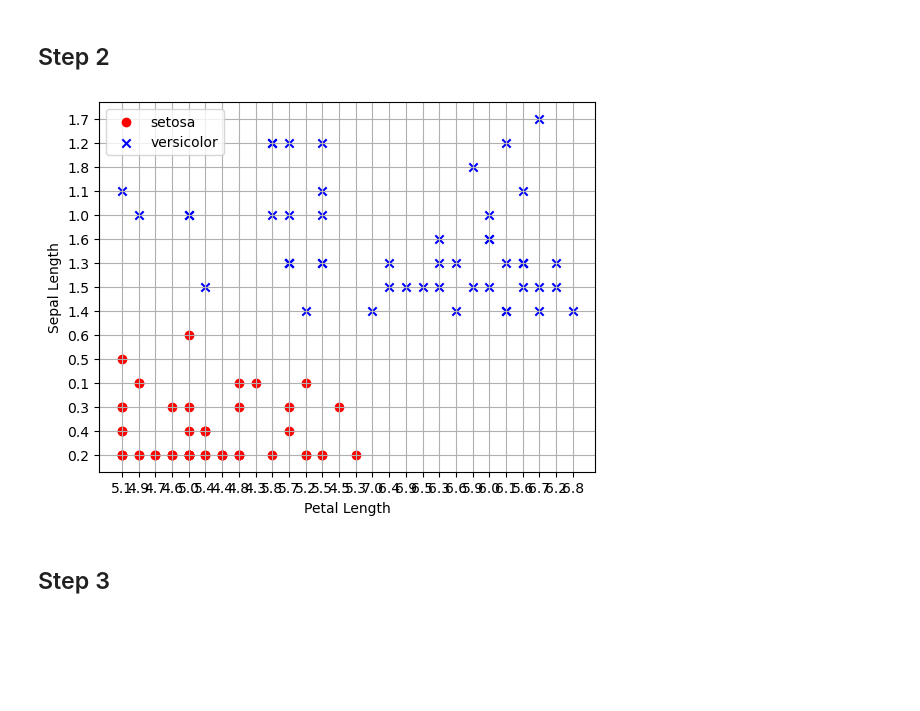
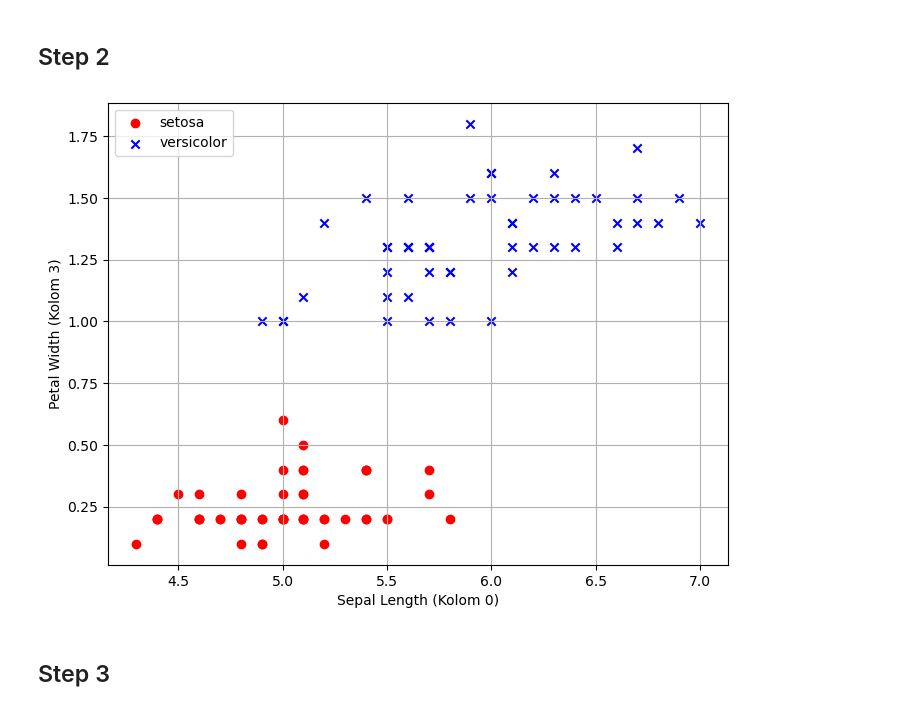
Before and after one commit to Aqillaaprly/ML_2025, a Jupyter notebook: week13/Lab1.ipynb, the cells around one changed output. Saved outputs shown, nothing was run; the diff lists cells and outputs as text; code cells hidden in the pictures; blank space fills up the shorter version.

```diff
--- a/week13/Lab1.ipynb
+++ b/week13/Lab1.ipynb
@@ -11,21 +11,24 @@ import seaborn as sns
 ## Step 2
 # %%
 df = pd.read_csv('iris.csv', header=None)
+for col in [0, 1, 2, 3]:
+    df[col] = pd.to_numeric(df[col], errors='coerce')
+df.dropna(inplace=True)
 setosa = df[df[4] == 'setosa']
 versicolor = df[df[4] == 'versicolor']
-virginica = df[df[4] == 'virginica']
 
 a, b = 0, 3
+plt.figure(figsize=(8, 6))
 plt.scatter(setosa[a], setosa[b], color='red', marker='o', label='setosa')
 plt.scatter(versicolor[a], versicolor[b], color='blue', marker='x', label='versicolor')
 
-plt.xlabel('Petal Length')
-plt.ylabel('Sepal Length')
+plt.xlabel('Sepal Length (Kolom 0)')
+plt.ylabel('Petal Width (Kolom 3)')
 plt.legend(loc='upper left')
 plt.grid()
 plt.show()
 # %% [output]
-[figure, old version]
+[figure, new version]
 # %% [markdown]
 ## Step 3
 # %%
```
Also changed, not shown: parts of 5 cells of this notebook, 1 other file.
